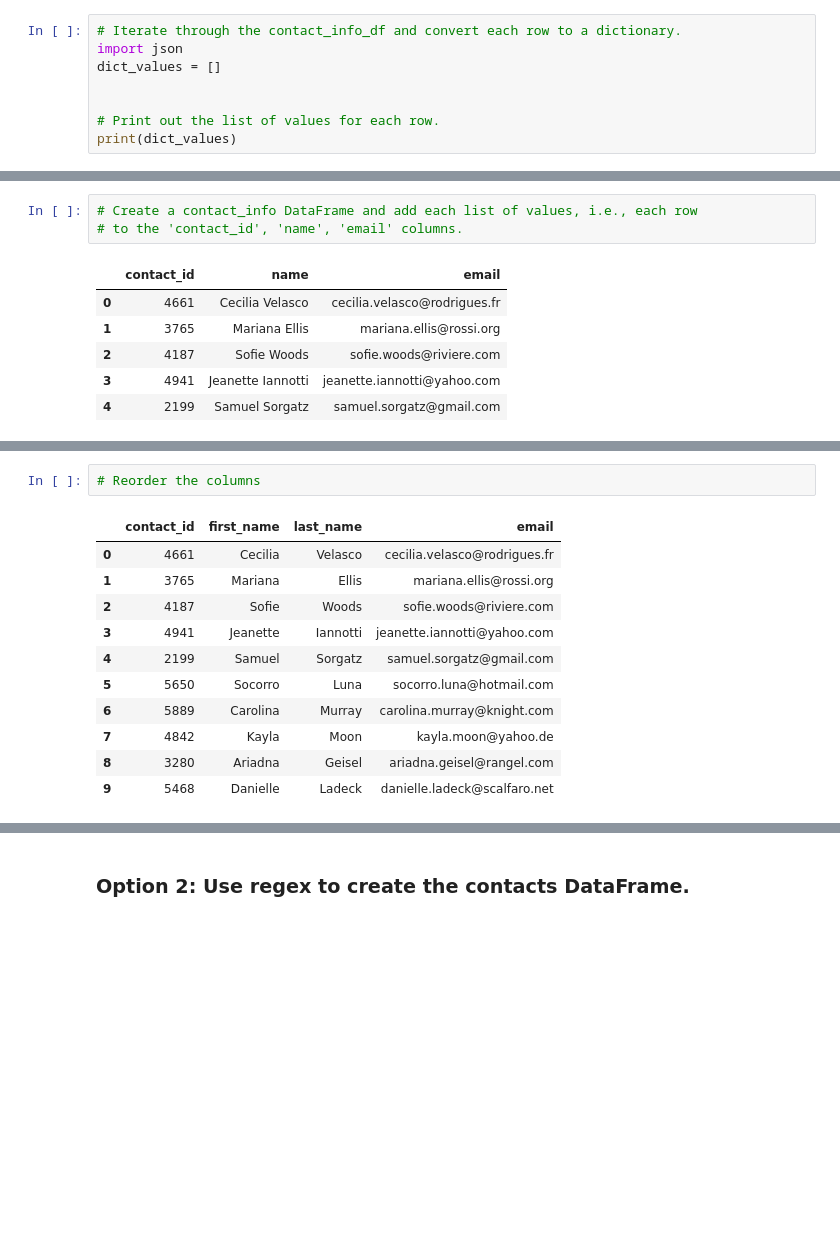
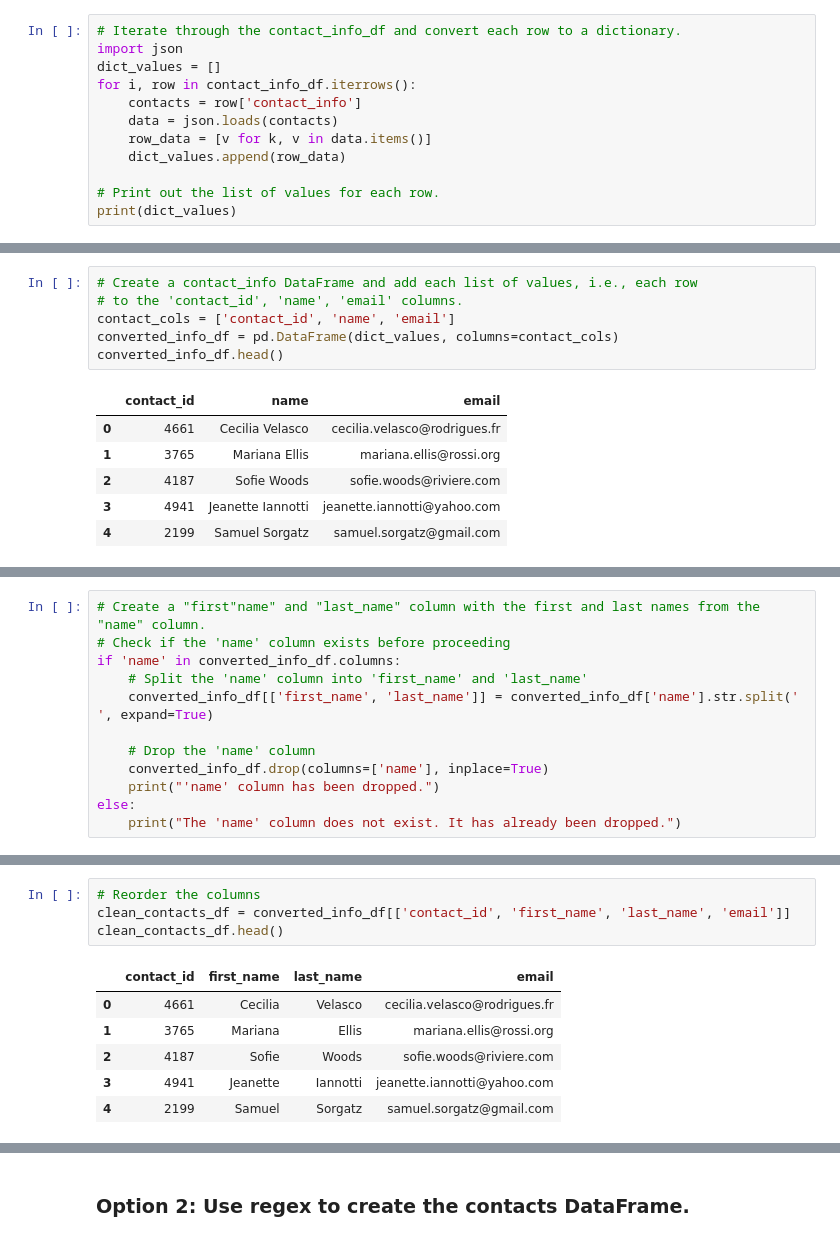
Before and after one commit to ButcherAdam/Crowdfunding_ETL, a Jupyter notebook: ETL_Mini_Project_Starter_Code.ipynb, the cells around one changed output, grey strips where cells are left out. Saved outputs shown, nothing was run; the diff lists cells and outputs as text; blank space fills up the shorter version.

```diff
--- a/ETL_Mini_Project_Starter_Code.ipynb
+++ b/ETL_Mini_Project_Starter_Code.ipynb
@@ -318,7 +318,11 @@ Then export the DataFrame as a `contacts.csv` CSV file.
 # Iterate through the contact_info_df and convert each row to a dictionary.
 import json
 dict_values = []
-
+for i, row in contact_info_df.iterrows():
+    contacts = row['contact_info']
+    data = json.loads(contacts)
+    row_data = [v for k, v in data.items()]
+    dict_values.append(row_data)
 
 # Print out the list of values for each row.
 print(dict_values)
@@ -327,6 +331,9 @@ print(dict_values)
 # %%
 # Create a contact_info DataFrame and add each list of values, i.e., each row
 # to the 'contact_id', 'name', 'email' columns.
+contact_cols = ['contact_id', 'name', 'email']
+converted_info_df = pd.DataFrame(dict_values, columns=contact_cols)
+converted_info_df.head()
 # %% [output]
 |  | contact_id | name | email |
 | 0 | 4661 | Cecilia Velasco | cecilia.velasco@rodrigues.fr |
@@ -366,0 +358,12 @@ memory usage: 23.6+ KB
+# %%
+# Create a "first"name" and "last_name" column with the first and last names from the "name" column.
+# Check if the 'name' column exists before proceeding
+if 'name' in converted_info_df.columns:
+    # Split the 'name' column into 'first_name' and 'last_name'
+    converted_info_df[['first_name', 'last_name']] = converted_info_df['name'].str.split(' ', expand=True)
+
+    # Drop the 'name' column
+    converted_info_df.drop(columns=['name'], inplace=True)
+    print("'name' column has been dropped.")
+else:
+    print("The 'name' column does not exist. It has already been dropped.")
@@ -367,16 +382,13 @@ memory usage: 23.6+ KB
 # %%
 # Reorder the columns
+clean_contacts_df = converted_info_df[['contact_id', 'first_name', 'last_name', 'email']]
+clean_contacts_df.head()
 # %% [output]
 |  | contact_id | first_name | last_name | email |
 | 0 | 4661 | Cecilia | Velasco | cecilia.velasco@rodrigues.fr |
 | 1 | 3765 | Mariana | Ellis | mariana.ellis@rossi.org |
 | 2 | 4187 | Sofie | Woods | sofie.woods@riviere.com |
 | 3 | 4941 | Jeanette | Iannotti | jeanette.iannotti@yahoo.com |
 | 4 | 2199 | Samuel | Sorgatz | samuel.sorgatz@gmail.com |
-| 5 | 5650 | Socorro | Luna | socorro.luna@hotmail.com |
-| 6 | 5889 | Carolina | Murray | carolina.murray@knight.com |
-| 7 | 4842 | Kayla | Moon | kayla.moon@yahoo.de |
-| 8 | 3280 | Ariadna | Geisel | ariadna.geisel@rangel.com |
-| 9 | 5468 | Danielle | Ladeck | danielle.ladeck@scalfaro.net |
 # %%
 # Check the datatypes one more time before exporting as CSV file.
```
Also changed, not shown: parts of 6 cells of this notebook, 1 other file.
